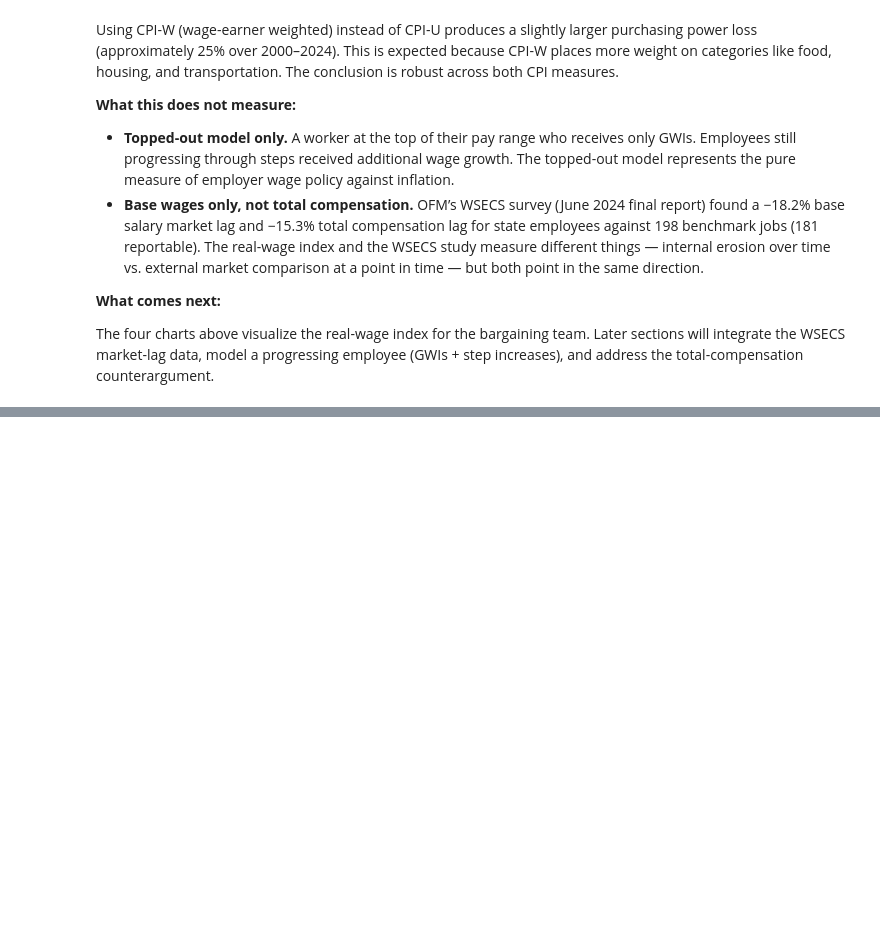
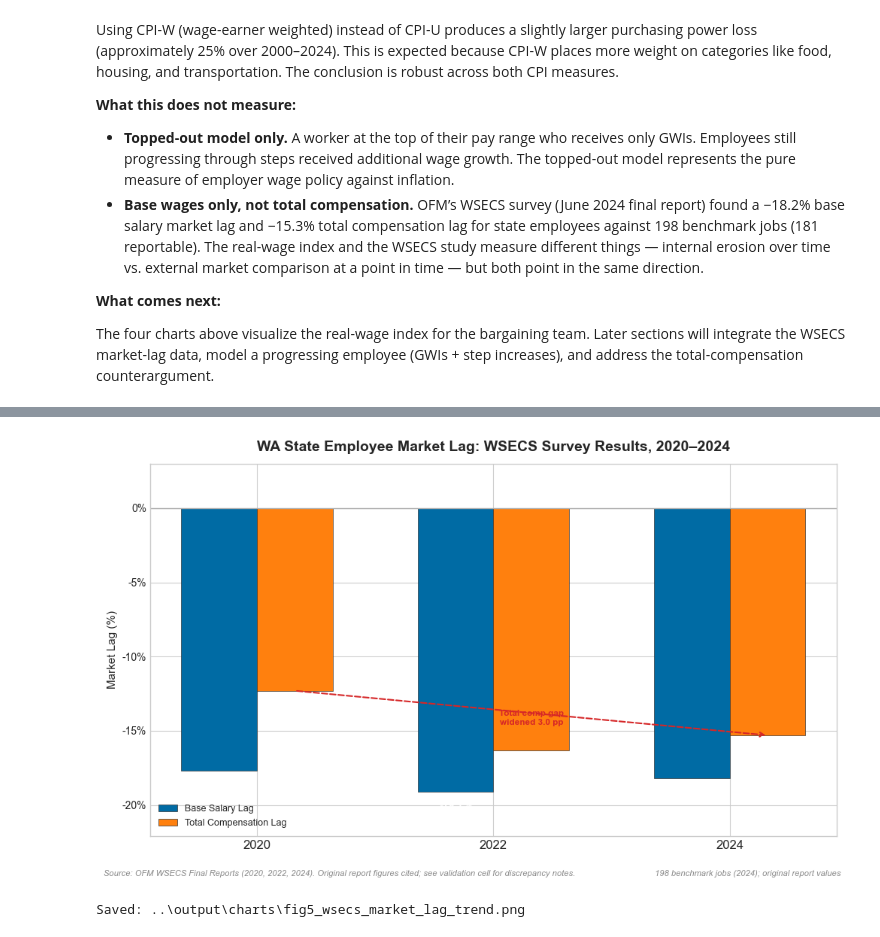
Before and after one commit to Santanarai/wa-state-real-wage-analysis, a Jupyter notebook: notebooks/real-wage-analysis.ipynb, the cells around one changed output, grey strips where cells are left out. Cells and saved outputs as stored; diff of their text form; code cells hidden in the pictures; blank space fills up the shorter version.

```diff
--- a/notebooks/real-wage-analysis.ipynb
+++ b/notebooks/real-wage-analysis.ipynb
@@ -2199,0 +2383,66 @@ The four charts above visualize the real-wage index for the bargaining team. Lat
+# %%
+# === Chart 5: WSECS Market Lag Over Time ===
+
+survey_years = wsecs_headline["survey_year"].values
+base_lags = wsecs_headline["base_salary_lag_pct"].values
+comp_lags = wsecs_headline["total_comp_lag_pct"].values
+
+x = np.arange(len(survey_years))
+width = 0.32
+
+fig, ax = plt.subplots(figsize=FIGSIZE)
+
+bars_base = ax.bar(x - width/2, base_lags, width,
+                   label="Base Salary Lag",
+                   color=WSECS_COLORS["base_salary"],
+                   edgecolor=WSECS_COLORS["bar_edge"], linewidth=0.5)
+bars_comp = ax.bar(x + width/2, comp_lags, width,
+                   label="Total Compensation Lag",
+                   color=WSECS_COLORS["total_comp"],
+                   edgecolor=WSECS_COLORS["bar_edge"], linewidth=0.5)
+
+for bar in bars_base:
+    height = bar.get_height()
+    ax.text(bar.get_x() + bar.get_width()/2, height - 0.6,
+            f"{height:.1f}%", ha="center", va="top",
+            fontsize=10, fontweight="bold", color="white")
+
+for bar in bars_comp:
+    height = bar.get_height()
+    ax.text(bar.get_x() + bar.get_width()/2, height - 0.6,
+            f"{height:.1f}%", ha="center", va="top",
+            fontsize=10, fontweight="bold", color="white")
+
+ax.axhline(y=0, color=WSECS_COLORS["zero_line"], linestyle="-", linewidth=1)
+
+# Annotation: total comp gap widening
+ax.annotate("", xy=(2.16, comp_lags[2]), xytext=(0.16, comp_lags[0]),
+            arrowprops=dict(arrowstyle="->", color=WSECS_COLORS["trend_line"],
+                           lw=1.5, linestyle="--"))
+ax.text(1.16, (comp_lags[0] + comp_lags[2]) / 2 - 0.8,
+        f"Total comp gap\nwidened {abs(comp_lags[2] - comp_lags[0]):.1f} pp",
+        ha="center", fontsize=8.5, color=WSECS_COLORS["trend_line"],
+        fontweight="bold")
+
+ax.set_title("WA State Employee Market Lag: WSECS Survey Results, 2020\u20132024",
+             fontsize=14, fontweight="bold", pad=12)
+ax.set_ylabel("Market Lag (%)", fontsize=11)
+ax.set_xticks(x)
+ax.set_xticklabels([str(y) for y in survey_years], fontsize=12)
+ax.legend(loc="lower left", fontsize=9, framealpha=0.9)
+ax.set_ylim(min(base_lags.min(), comp_lags.min()) - 3, 3)
+ax.yaxis.set_major_formatter(mticker.FormatStrFormatter("%.0f%%"))
+
+fig.text(0.01, 0.01, WSECS_SOURCE, fontsize=8,
+         color=WSECS_COLORS["source_text"], style="italic")
+fig.text(0.99, 0.01, "198 benchmark jobs (2024); original report values",
+         fontsize=8, color=WSECS_COLORS["source_text"], style="italic", ha="right")
+
+plt.tight_layout(rect=[0, 0.04, 1, 1])
+chart_path = CHART_DIR / "fig5_wsecs_market_lag_trend.png"
+fig.savefig(chart_path, dpi=DPI, bbox_inches="tight")
+plt.show()
+print(f"Saved: {chart_path}")
+# %% [output]
+[figure, added]
+Saved: ..\output\charts\fig5_wsecs_market_lag_trend.png
```
Also changed, not shown: parts of 9 cells of this notebook, 2 other files.
